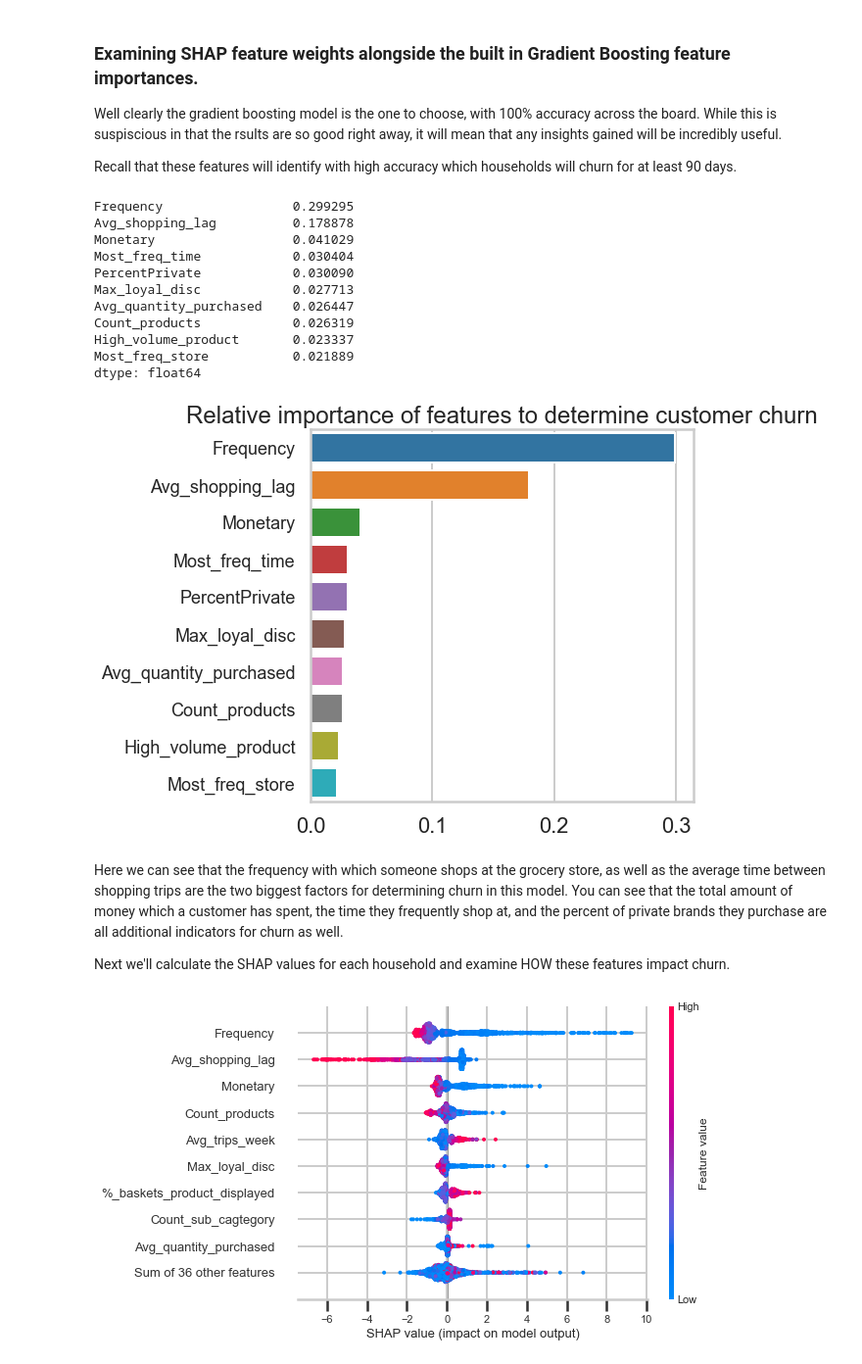
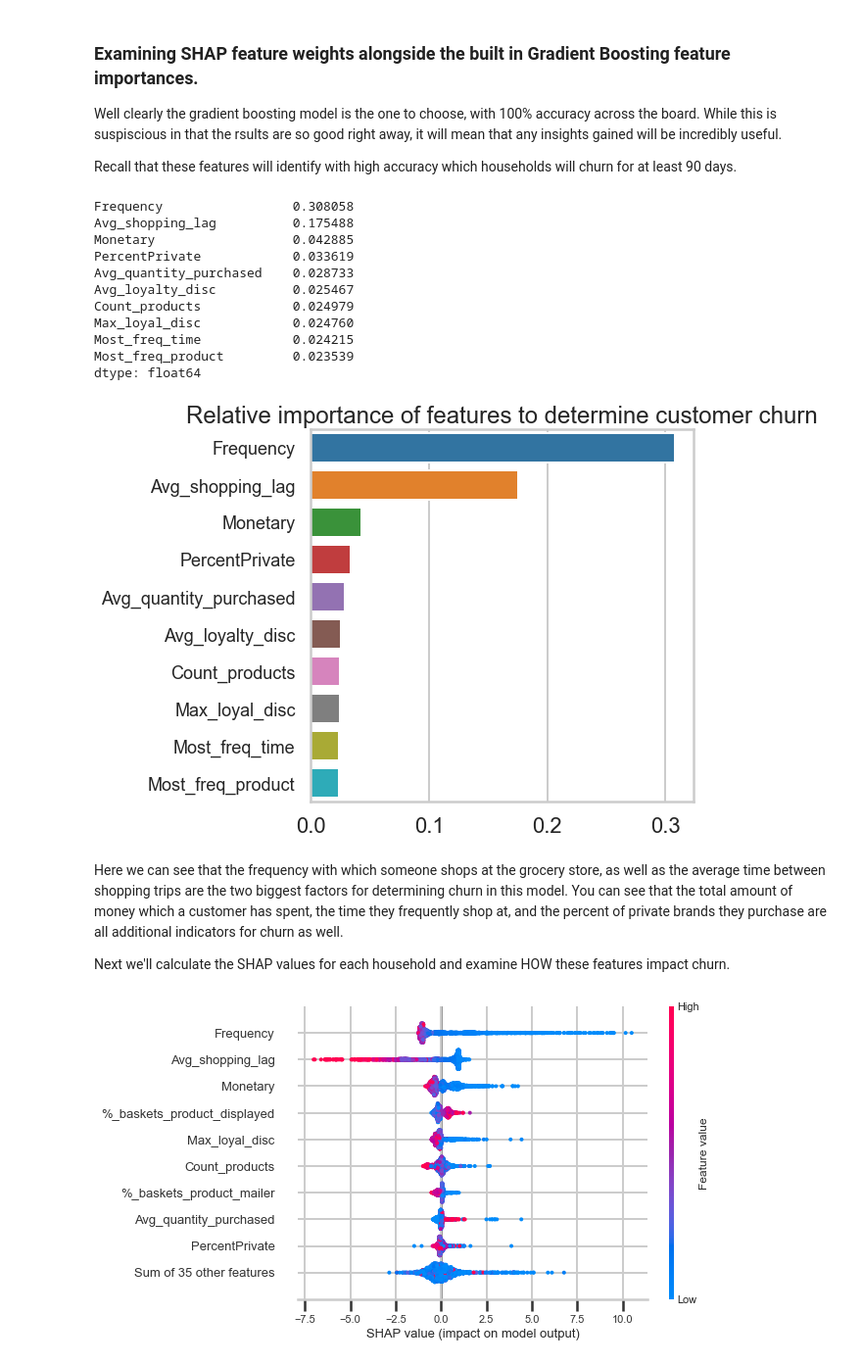
Before and after one commit to NickD-Dean/Springboard, a Jupyter notebook: Capstone Project 3/Code/Churn Prediction & Analysis.ipynb, the cells around one changed output. Shown at 98% size. Saved outputs shown, nothing was run; the diff lists cells and outputs as text; code cells hidden in the pictures.

```diff
--- a/Capstone Project 3/Code/Churn Prediction & Analysis.ipynb
+++ b/Capstone Project 3/Code/Churn Prediction & Analysis.ipynb
@@ -206,7 +206,7 @@ Creating a train/test split and scaling the data. I'm going to eliminate the cat
 # %%
 # dropping the column used to calculate churn, as well as several other features which are highly correlated or
 # are categorical features represented by numeric values.
-data = df.drop(['Recency', 'Total_num_baskets', 'First_active_day'], axis=1).select_dtypes(np.number)
+data = df.drop(['Recency', 'Total_num_baskets', 'First_active_day', 'Avg_trips_week'], axis=1).select_dtypes(np.number)
 cols = data.columns
 scaler = MinMaxScaler()
 data = scaler.fit_transform(data)
@@ -378,16 +377,16 @@ gbweight = gb.feature_importances_
 gbweight = pd.Series(gbweight, index = x_train.columns)
 gbweight.sort_values(ascending=False).head(10)
 # %% [output]
-Frequency                 0.299295
-Avg_shopping_lag          0.178878
-Monetary                  0.041029
-Most_freq_time            0.030404
-PercentPrivate            0.030090
-Max_loyal_disc            0.027713
-Avg_quantity_purchased    0.026447
-Count_products            0.026319
-High_volume_product       0.023337
-Most_freq_store           0.021889
+Frequency                 0.308058
+Avg_shopping_lag          0.175488
+Monetary                  0.042885
+PercentPrivate            0.033619
+Avg_quantity_purchased    0.028733
+Avg_loyalty_disc          0.025467
+Count_products            0.024979
+Max_loyal_disc            0.024760
+Most_freq_time            0.024215
+Most_freq_product         0.023539
 dtype: float64
 # %%
 plt.figure(figsize=(7,7))
@@ -397,7 +396,7 @@ g = sns.barplot(x= gbweight.sort_values(ascending=False).head(10),y = topten, or
 plt.title('Relative importance of features to determine customer churn')
 g.set_yticklabels(topten, size = 18);
 # %% [output]
-[figure, old version]
+[figure, new version]
 # %% [markdown]
 Here we can see that the frequency with which someone shops at the grocery store, as well as the average time between shopping trips are the two biggest factors for determining churn in this model. You can see that the total amount of money which a customer has spent, the time they frequently shop at, and the percent of private brands they purchase are all additional indicators for churn as well.
 
@@ -407,7 +406,6 @@ Next we'll calculate the SHAP values for each household and examine HOW these fe
 exp = shap.Explainer(gb, x_train)
 values = exp(x_train)
 # %%
-plt.figure(figsize=(10,10))
 shap.plots.beeswarm(values)
 # %% [output]
-[figure, old version]
+[figure, new version]
```
Also changed, not shown: parts of 10 cells of this notebook.
